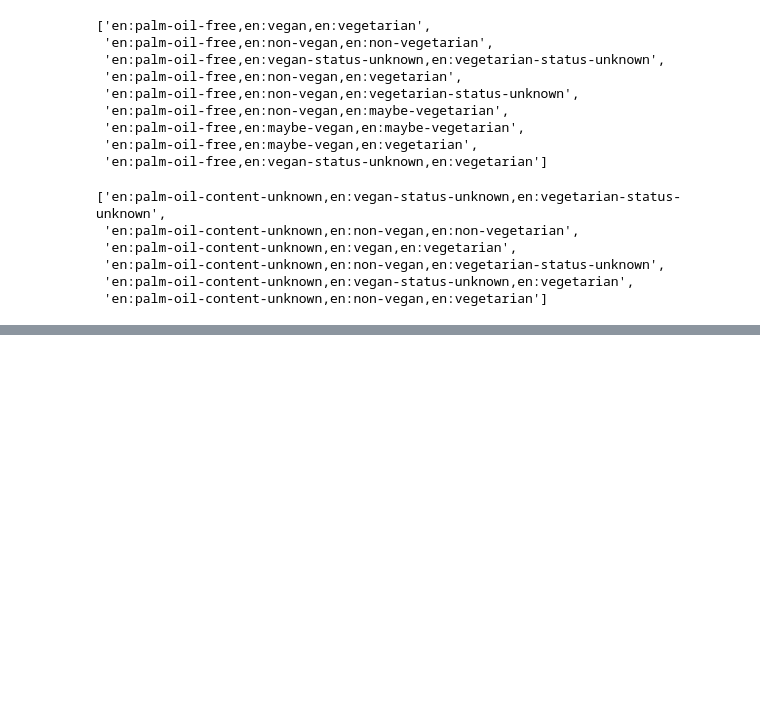
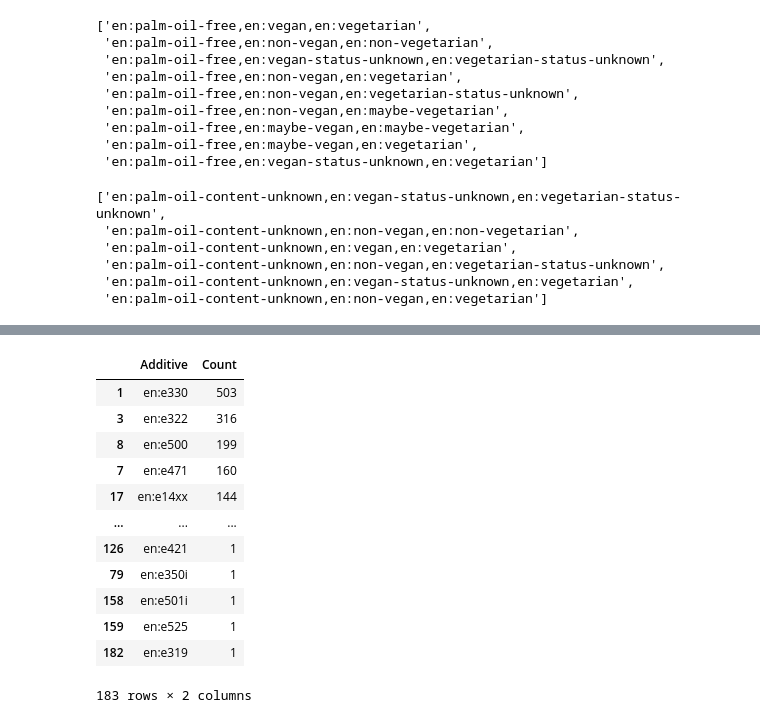
Before and after one commit to KacperWalkusz/Project-Healthy-Food-Analysis, a Jupyter notebook: Healthy food analysis.ipynb, the cells around one changed output, grey strips where cells are left out. Drawn from its saved outputs; the diff is of its cells as text; code cells hidden in the pictures; blank space fills up the shorter version.

Commit message:
additives analysis

```diff
--- a/Healthy food analysis.ipynb
+++ b/Healthy food analysis.ipynb
@@ -338,0 +362,20 @@ PL_category_stores_unknown_palm_oil['ingredients_analysis_tags'].unique().tolist
+# %%
+additives_count = Counter(tag for tags in PL_category_stores['additives_tags'].dropna() for tag in tags.split(','))
+# %%
+additives_count_df = pd.DataFrame(additives_count.items(), columns=['Additive', 'Count']).sort_values(by='Count', ascending=False)
+# %%
+additives_count_df
+# %% [output]
+|  | Additive | Count |
+| 1 | en:e330 | 503 |
+| 3 | en:e322 | 316 |
+| 8 | en:e500 | 199 |
+| 7 | en:e471 | 160 |
+| 17 | en:e14xx | 144 |
+| ... | ... | ... |
+| 126 | en:e421 | 1 |
+| 79 | en:e350i | 1 |
+| 158 | en:e501i | 1 |
+| 159 | en:e525 | 1 |
+| 182 | en:e319 | 1 |
+183 rows × 2 columns
```
Also changed, not shown: parts of 18 cells of this notebook.
